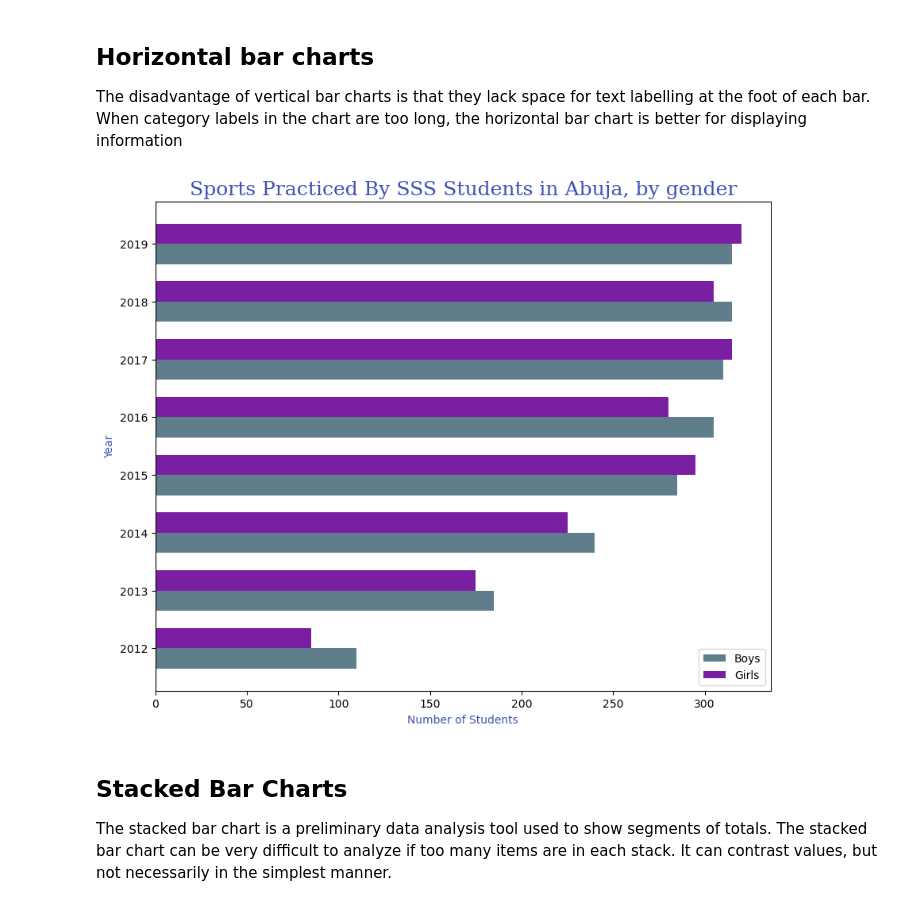
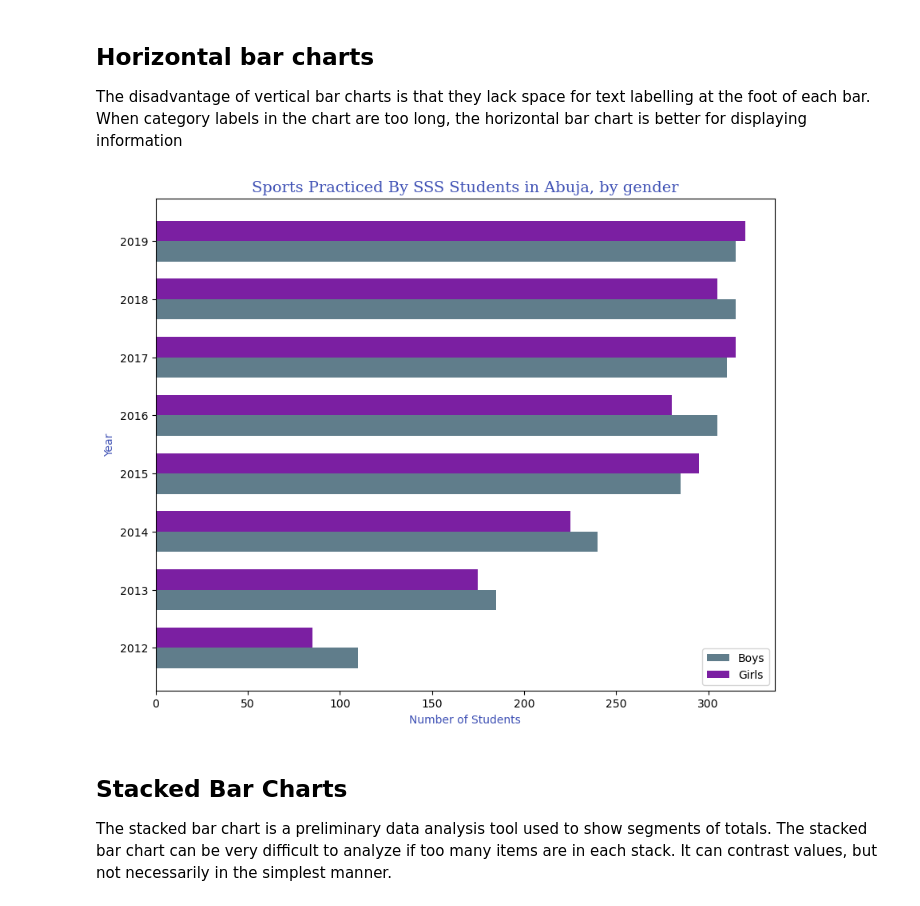
Before and after one commit to agordavidt/Data-Analytics_Course, a Jupyter notebook: python_data_analytics/matplotlib/03-bar_charts.ipynb, the cells around one changed output. Cells and saved outputs as stored; diff of their text form; code cells hidden in the pictures.

Commit message:
syling of figures

```diff
--- a/python_data_analytics/matplotlib/03-bar_charts.ipynb
+++ b/python_data_analytics/matplotlib/03-bar_charts.ipynb
@@ -33,6 +34,8 @@ plt.show()
 years = [2010 + x for x in range(14)]
 
 recruitments = [55, 52, 76, 48, 43, 49, 57, 50, 55,57, 67, 55, 49, 50]
+
+style.use("default")
 
 # setting the figure size of the plot
 plt.figure(figsize=(12, 6))
@@ -95,35 +98,38 @@ When category labels in the chart are too long, the horizontal bar chart is  bet
 # Data for sports practiced by senior secondary school students in Best Academy
 
 years = [2012, 2013, 2014, 2015, 2016, 2017, 2018, 2019]
 boys = [110, 185, 240, 285, 305, 310, 315, 315]
 girls = [85, 175, 225, 295, 280, 315, 305, 320]
 
+
+bar_height = 0.35
 
 # Set the bar positions
 bar_positions_boys = np.arange(len(years))
 bar_positions_girls = bar_positions_boys + bar_height
 
 # Plotting
 plt.figure(figsize=(10, 8))
 
 
+
 plt.barh(bar_positions_boys, boys, height=0.35, color="#607d8b", label='Boys')
 plt.barh(bar_positions_girls, girls, height=0.35, color="#7b1fa2", label='Girls')
 
 # Adding labels and title with custom font size, family, and color
 plt.xlabel('Number of Students', color='#3f51b5')
 plt.ylabel('Year', color='#3f51b5')
-plt.title('Sports Practiced By SSS Students in Abuja, by gender', fontsize=18, fontfamily='serif', color='#3f51b5')
+plt.title('Sports Practiced By SSS Students in Abuja, by gender', fontsize=14, fontfamily='serif', color='#3f51b5')
 
 # Adding legend
 plt.legend()
 
 # Display the plot
 plt.yticks(bar_positions_boys + bar_height/2, years)
 #plt.grid(axis='x')
 plt.show()
 # %% [output]
-[figure, old version]
+[figure, new version]
 # %% [markdown]
 ## Stacked Bar Charts
 The stacked bar chart is a preliminary data analysis tool used to show segments of totals. The stacked bar chart can be very difficult to analyze if too many items are in each stack.
```
Also changed, not shown: parts of 2 cells of this notebook, 2 other files.
